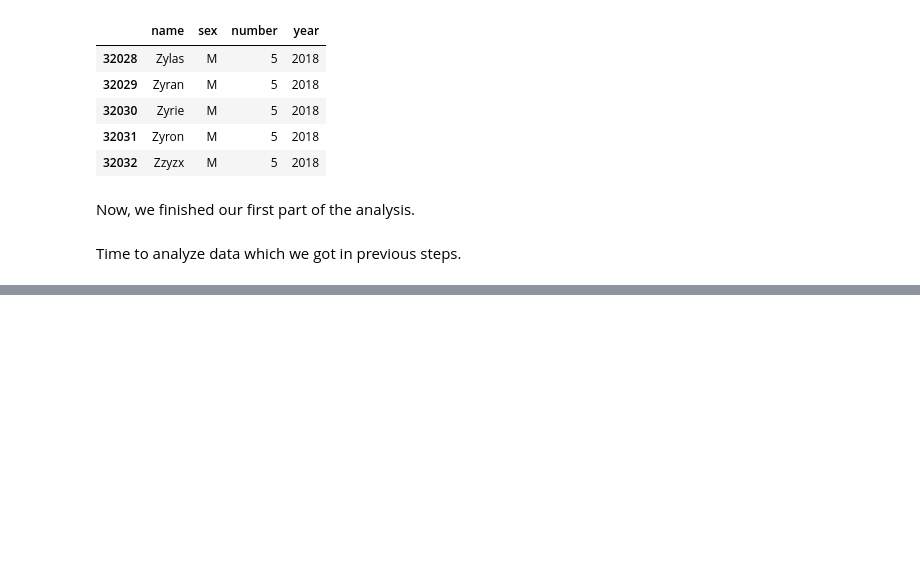
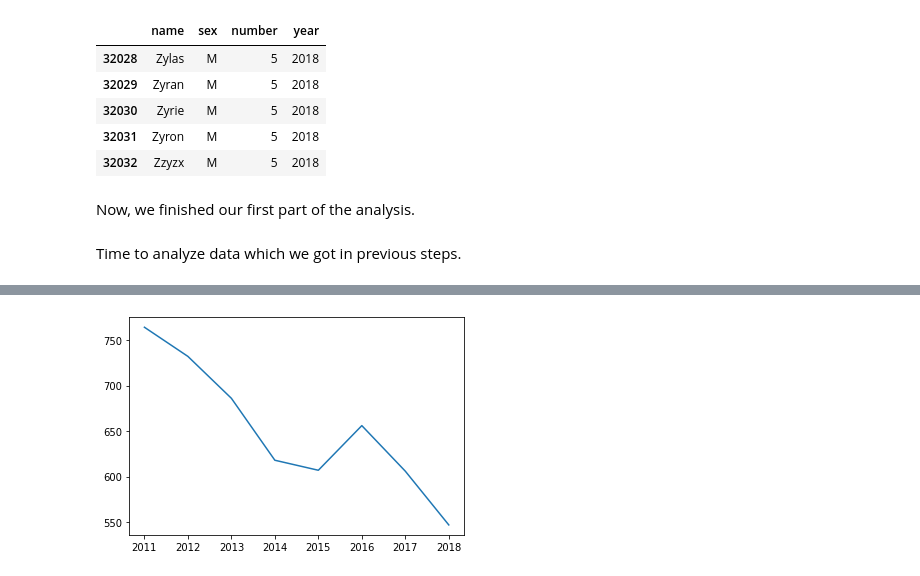
Before and after one commit to BurhanH/data-analysis, a Jupyter notebook: baby-names-analysis/Baby names analysis.ipynb, the cells around one changed output, grey strips where cells are left out. Saved outputs shown, nothing was run; the diff lists cells and outputs as text; code cells hidden in the pictures; blank space fills up the shorter version.

```diff
--- a/baby-names-analysis/Baby names analysis.ipynb
+++ b/baby-names-analysis/Baby names analysis.ipynb
@@ -111,0 +171,6 @@ Time to analyze data which we got in previous steps.
+# %%
+# At the end, let's try to check Jaime Lannister
+
+plot_name('M', 'Jaime')
+# %% [output]
+[figure, added]
```
Also changed, not shown: parts of 14 cells of this notebook.
